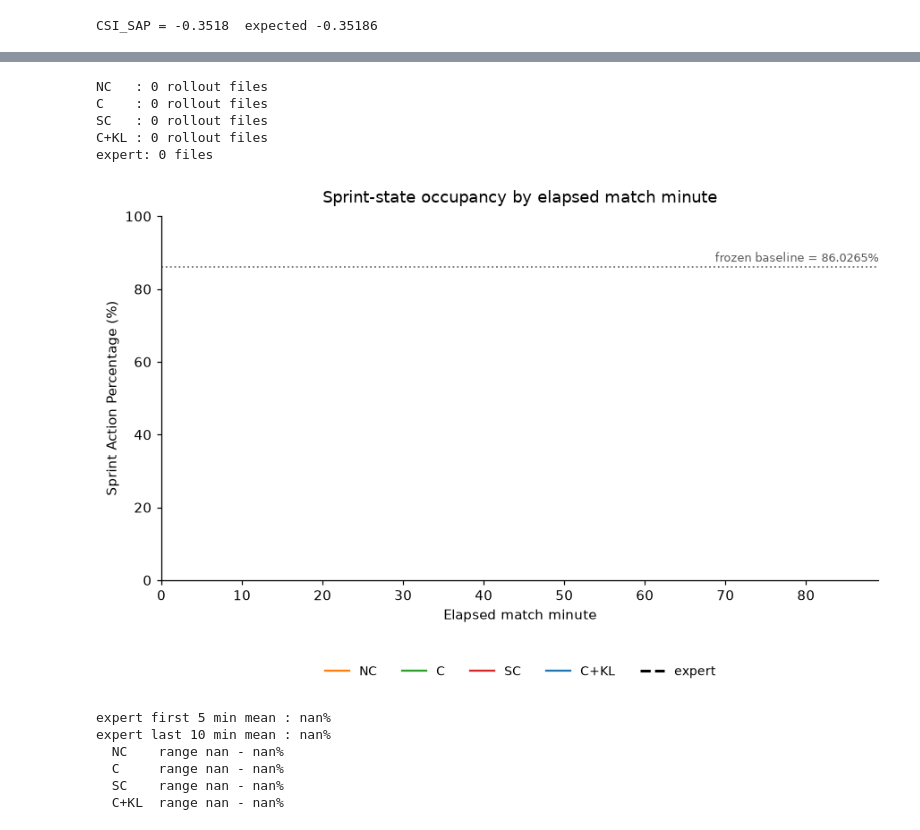
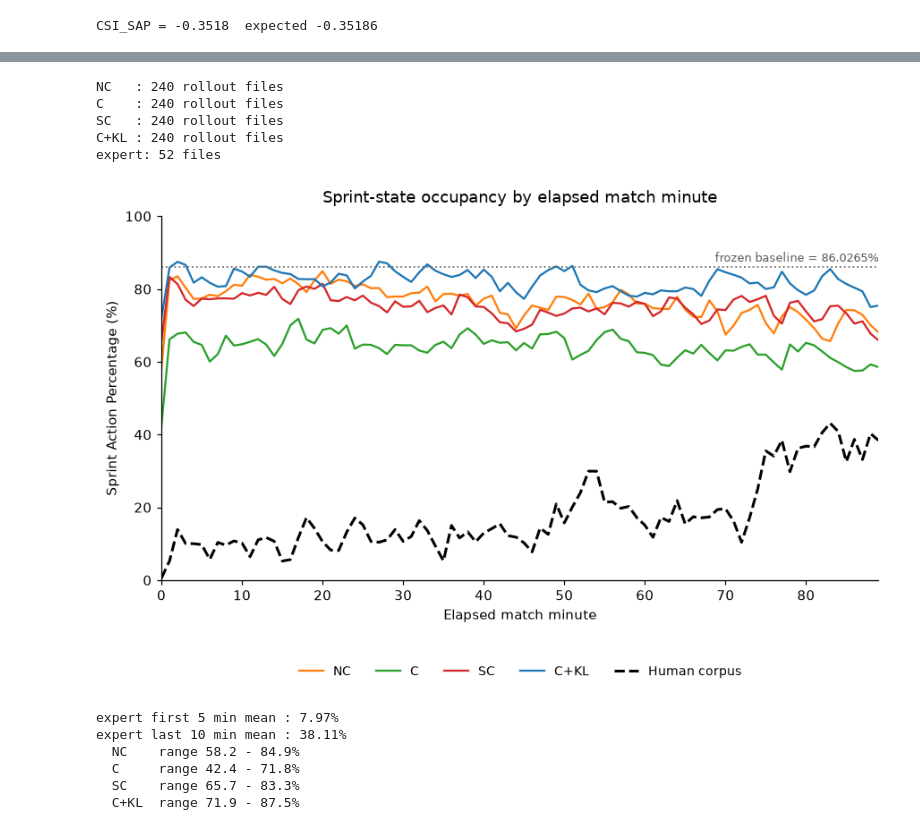
Before and after one commit to praneethkotipalli/context-aware-magail-grf, a Jupyter notebook: src/policy/figures_diss.ipynb, the cells around one changed output, grey strips where cells are left out. Saved outputs shown, nothing was run; the diff lists cells and outputs as text; code cells hidden in the pictures.

```diff
--- a/src/policy/figures_diss.ipynb
+++ b/src/policy/figures_diss.ipynb
@@ -164,9 +160,8 @@ using verified literals: [Errno 2] No such file or directory: 'condition_summary
   SC    63.3525  ->   33.2% closed
   C+KL  69.8732  ->   23.6% closed
 # %%
-# --- ADJUST GLOB PATTERNS TO MATCH YOUR NAMING ---
-ROLLOUT_GLOB = "results_v2/rollouts/**/*.npz"
-EXPERT_GLOB  = "data/demonstrations/episodes/*.npz"
+ROLLOUT_GLOB = "results_v2/stage4_rollouts/matrix_0911ecd0/episodes/*.npz"
+EXPERT_GLOB  = "../../data/demonstrations/episodes/*.npz"
 
 for tag, pattern in [("ROLLOUT", ROLLOUT_GLOB), ("EXPERT", EXPERT_GLOB)]:
     files = sorted(glob.glob(pattern, recursive=True))
@@ -187,6 +194,5 @@ for tag, pattern in [("ROLLOUT", ROLLOUT_GLOB), ("EXPERT", EXPERT_GLOB)]:
 # %%
-# --- ADJUST TO MATCH THE OUTPUT FROM BLOCK 4 ---
-F_STICKY = "sticky_actions"   # e.g., expects (T, >=9) or (T, n_agents, >=9)
+F_STICKY = "sticky_actions"
 F_STEPS  = "steps_left"
 F_SL     = "score_left"
 F_SR     = "score_right"
@@ -197,8 +203,7 @@ N_MIN      = 90
 
 def _sprint(z):
     a = np.asarray(z[F_STICKY])
-    # Confirm this indexes the correct agent dimension for your evaluator setup
-    if a.ndim == 3:
+    if a.ndim == 3:            # (T, n_agents, k) -> reference agent 0
         a = a[:, 0, :]
     return (a[:, SPRINT_IDX] == 1).astype(float)
 
@@ -216,64 +221,74 @@ def per_minute_sap(files):
             np.add.at(tot, mins, s); np.add.at(cnt, mins, 1.0)
     return 100.0 * np.divide(tot, cnt, out=np.full(N_MIN, np.nan), where=cnt > 0)
 
-def sustain_grid(files):
-    """P(sprint_{t+1}=1 | sprint_t=1) per 3x3 (period x score) cell."""
+def bout_sustain_grid(files, horizon=30):
+    """
+    P(sprint_{t+horizon}=1 | sprint_t=1) per 3x3 cell.
+    Measures bout-level persistence to filter out 1-step toggling noise.
+    """
     num = np.zeros((3, 3)); den = np.zeros((3, 3))
     for f in files:
         with np.load(f, allow_pickle=True) as z:
             s = _sprint(z); t, d = _context(z)
-            per = np.where(t > 0.6667, 0, np.where(t > LATE_T, 1, 2))   # early/mid/late
-            sco = np.where(d > 0, 0, np.where(d == 0, 1, 2))            # win/draw/loss
-            on = s[:-1] == 1
-            num[per[:-1][on], sco[:-1][on]] += s[1:][on]
-            den[per[:-1][on], sco[:-1][on]] += 1
+            per = np.where(t > 0.7777, 0, np.where(t > 0.2222, 1, 2))
+            sco = np.where(d > 0, 0, np.where(d == 0, 1, 2))
+
+            # Mask for frames where sprint is active and we have room to look ahead
+            valid = (s[:-horizon] == 1)
+            sustained = (s[horizon:][valid] == 1)
+
+            # Accumulate using np.add.at to handle duplicate cell indices safely
+            np.add.at(num, (per[:-horizon][valid], sco[:-horizon][valid]), sustained.astype(float))
+            np.add.at(den, (per[:-horizon][valid], sco[:-horizon][valid]), 1.0)
+
     return np.divide(num, den, out=np.full((3, 3), np.nan), where=den > 0)
-
-rollouts = {c: sorted(glob.glob(ROLLOUT_GLOB, recursive=True)) for c in CONDS}
+# Direct filename matching per condition
+ROLLOUT_DIR = "results_v2/stage4_rollouts/matrix_0911ecd0/episodes"
+rollouts = {}
 for c in CONDS:
-    # --- ADJUST CONDITION FILTERING STRINGS IF NEEDED ---
-    rollouts[c] = [f for f in rollouts[c] if f"-{c}-" in f or f"_{c}_" in f or f"/{c}/" in f]
+    pattern = os.path.join(ROLLOUT_DIR, f"{c}_seed*.npz")
+    rollouts[c] = sorted(glob.glob(pattern))
     print(f"{c:5s}: {len(rollouts[c])} rollout files")
 
 expert_files = sorted(glob.glob(EXPERT_GLOB))
 print("expert:", len(expert_files), "files")
 # %% [output]
-NC   : 0 rollout files
-C    : 0 rollout files
-SC   : 0 rollout files
-C+KL : 0 rollout files
-expert: 0 files
+NC   : 240 rollout files
+C    : 240 rollout files
+SC   : 240 rollout files
+C+KL : 240 rollout files
+expert: 52 files
 # %%
 sap_min = {c: per_minute_sap(rollouts[c]) for c in CONDS}
 sap_exp = per_minute_sap(expert_files)
 
 fig, ax = plt.subplots(figsize=(9.4, 4.8))
 for c in CONDS:
     ax.plot(np.arange(N_MIN), sap_min[c], color=COL[c], lw=1.5, label=c)
 
-ax.plot(np.arange(N_MIN), sap_exp, color="k", lw=2.0, ls="--", label="expert")
+ax.plot(np.arange(N_MIN), sap_exp, color="k", lw=2.0, ls="--", label="Human corpus")
 ax.axhline(BASE_SAP, color="0.45", lw=1.2, ls=":")
 ax.text(N_MIN - 1, BASE_SAP + 1.5, f"frozen baseline = {BASE_SAP:.4f}%",
         ha="right", fontsize=8.5, color="0.35")
 ax.set_xlabel("Elapsed match minute"); ax.set_ylabel("Sprint Action Percentage (%)")
 ax.set_ylim(0, 100); ax.set_xlim(0, N_MIN - 1)
 ax.legend(ncol=5, fontsize=9, frameon=False, loc="lower center", bbox_to_anchor=(0.5, -0.30))
 ax.set_title("Sprint-state occupancy by elapsed match minute", pad=10)
 fig.savefig(f"{OUT}/fig_4_06_sap_by_minute.png")
 plt.show()
 
 print(f"expert first 5 min mean : {np.nanmean(sap_exp[:5]):.2f}%")
 print(f"expert last 10 min mean : {np.nanmean(sap_exp[-10:]):.2f}%")
 for c in CONDS:
     print(f"  {c:5s} range {np.nanmin(sap_min[c]):.1f} - {np.nanmax(sap_min[c]):.1f}%")
 # %% [output]
-[figure, old version]
+[figure, new version]
-expert first 5 min mean : nan%
-expert last 10 min mean : nan%
-  NC    range nan - nan%
-  C     range nan - nan%
-  SC    range nan - nan%
-  C+KL  range nan - nan%
+expert first 5 min mean : 7.97%
+expert last 10 min mean : 38.11%
+  NC    range 58.2 - 84.9%
+  C     range 42.4 - 71.8%
+  SC    range 65.7 - 83.3%
+  C+KL  range 71.9 - 87.5%
 # %%
 GRAD = {  # multiples of that variant's per-dimension mean
     "sticky":    [4.97, 4.60, 4.80, 7.08, 5.53],
```
Also changed, not shown: parts of 9 cells of this notebook, 7 other files.
